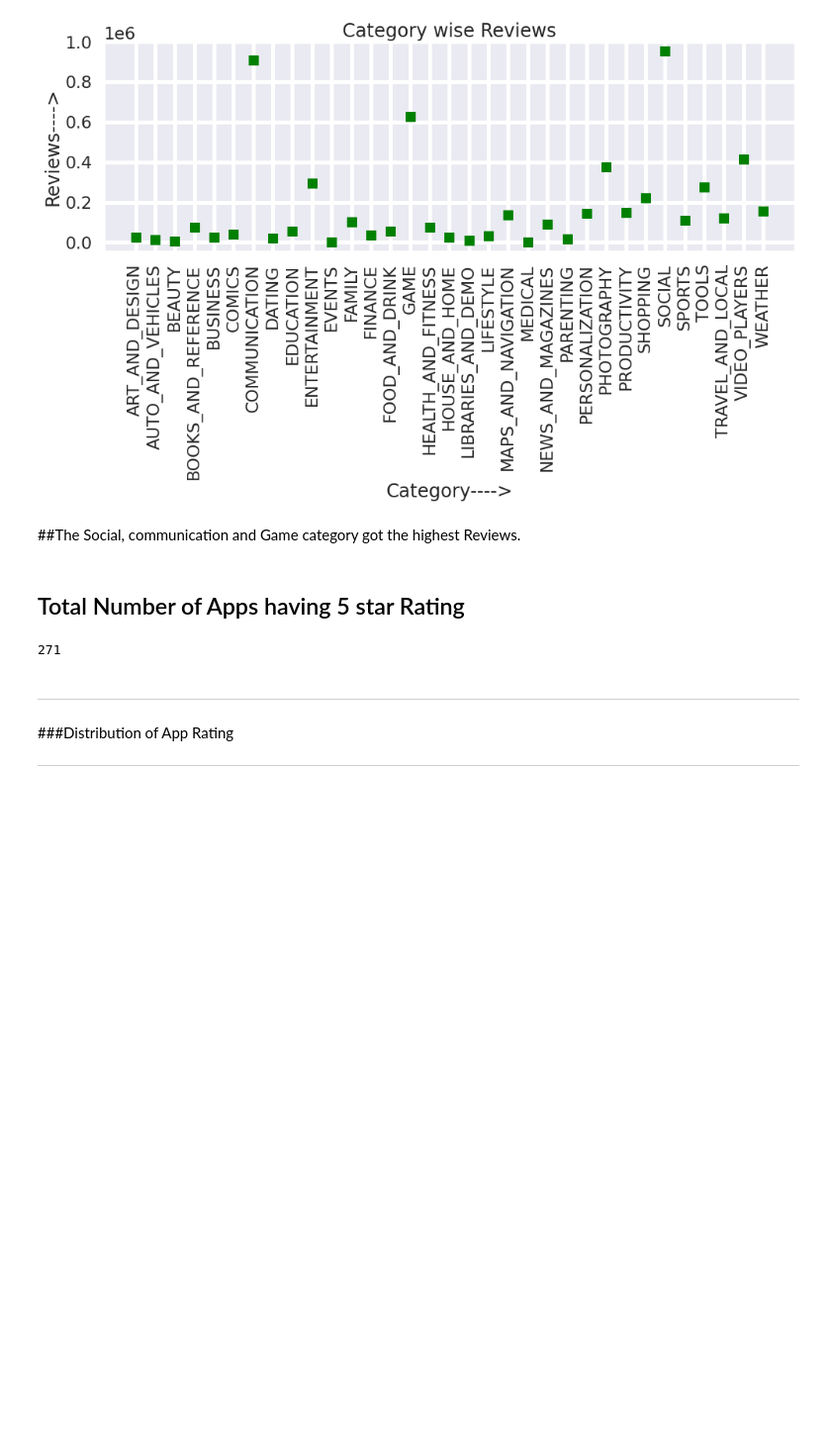
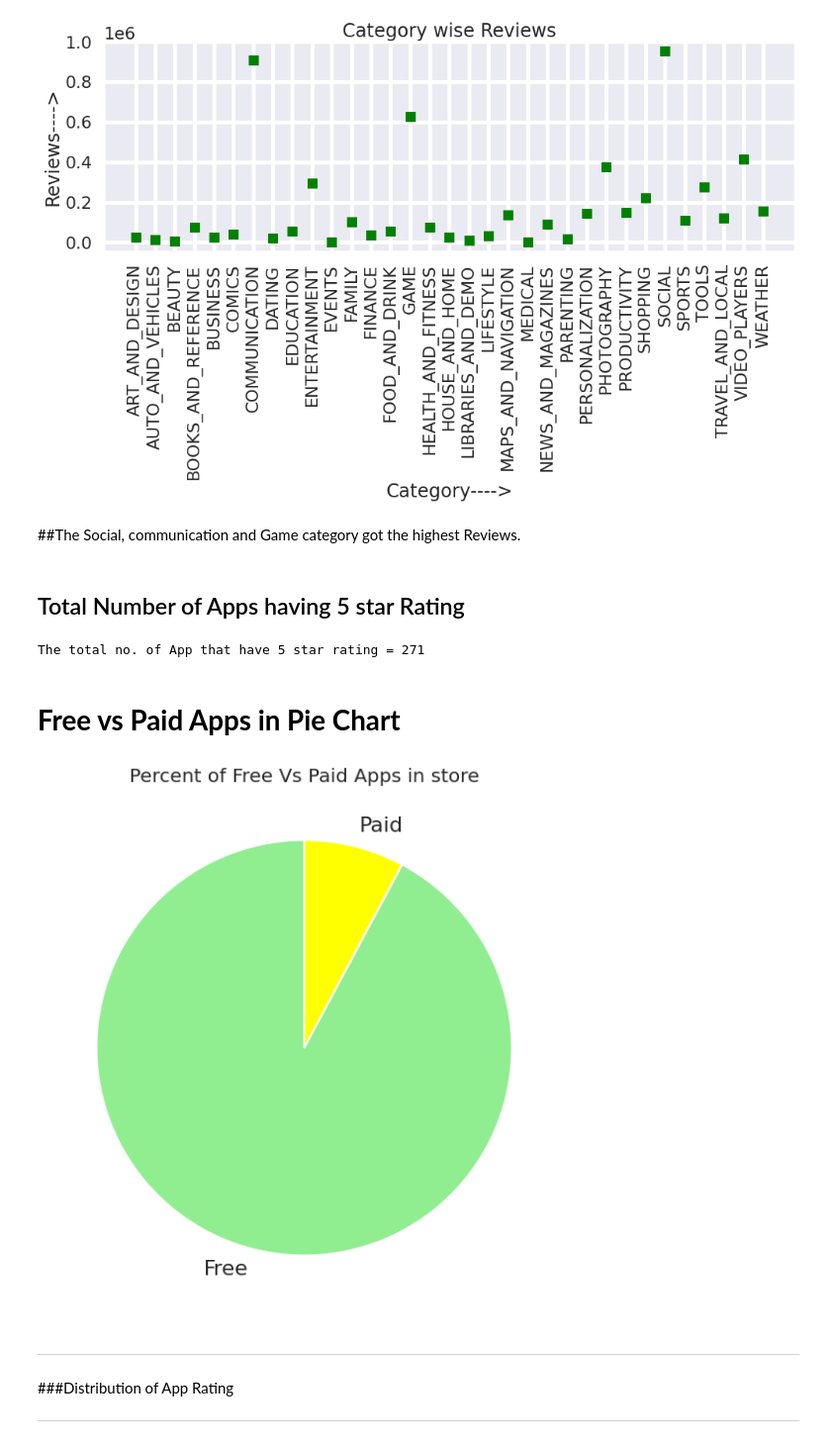
Before and after one commit to Team-AlmaBetter/playstore-analysis, a Jupyter notebook: Copy_of_Playstore_Analysis_TeamProject_EDA.ipynb, the cells around one changed output. Shown at 99% size. Saved outputs shown, nothing was run; the diff lists cells and outputs as text; code cells hidden in the pictures; blank space fills up the shorter version.

```diff
--- a/Copy_of_Playstore_Analysis_TeamProject_EDA.ipynb
+++ b/Copy_of_Playstore_Analysis_TeamProject_EDA.ipynb
@@ -596,7 +596,3 @@ plt.show()
 ##The Social, communication and Game category got the highest Reviews.
 # %% [markdown]
 ## Total Number of Apps having 5 star Rating
-# %%
-len(df_Play_Store[df_Play_Store['Rating']==5.0])#To find total number of Apps having 5 star Rating
-# %% [output]
-271
@@ -605,3 +599,23 @@ len(df_Play_Store[df_Play_Store['Rating']==5.0])#To find total number of Apps ha
+# %%
+#To find total number of Apps having 5 star Rating
+temp = len(df_Play_Store[df_Play_Store['Rating']==5.0])
+print(f'The total no. of App that have 5 star rating = {temp} ')
+# %% [output]
+The total no. of App that have 5 star rating = 271
+# %% [markdown]
+# **Free vs Paid Apps in Pie Chart**
+# %%
+## Total number of free and paid apps
+plt.figure(figsize=(10,10))
+labels =df_Play_Store['Type'].value_counts().index
+sizes = df_Play_Store['Type'].value_counts(sort = True)
+colors = ["lightgreen","yellow"]
+explode = [0.2,0]
+plt.pie(sizes,labels=labels, colors=colors,startangle=90)
+plt.title('Percent of Free Vs Paid Apps in store',size = 20)
+plt.show()
+# %% [output]
+[figure, added]
 # %%
 merged_df = df_Play_Store.merge(user_review, on="App")
 # %% [markdown]
```
Also changed, not shown: parts of 40 cells of this notebook.
